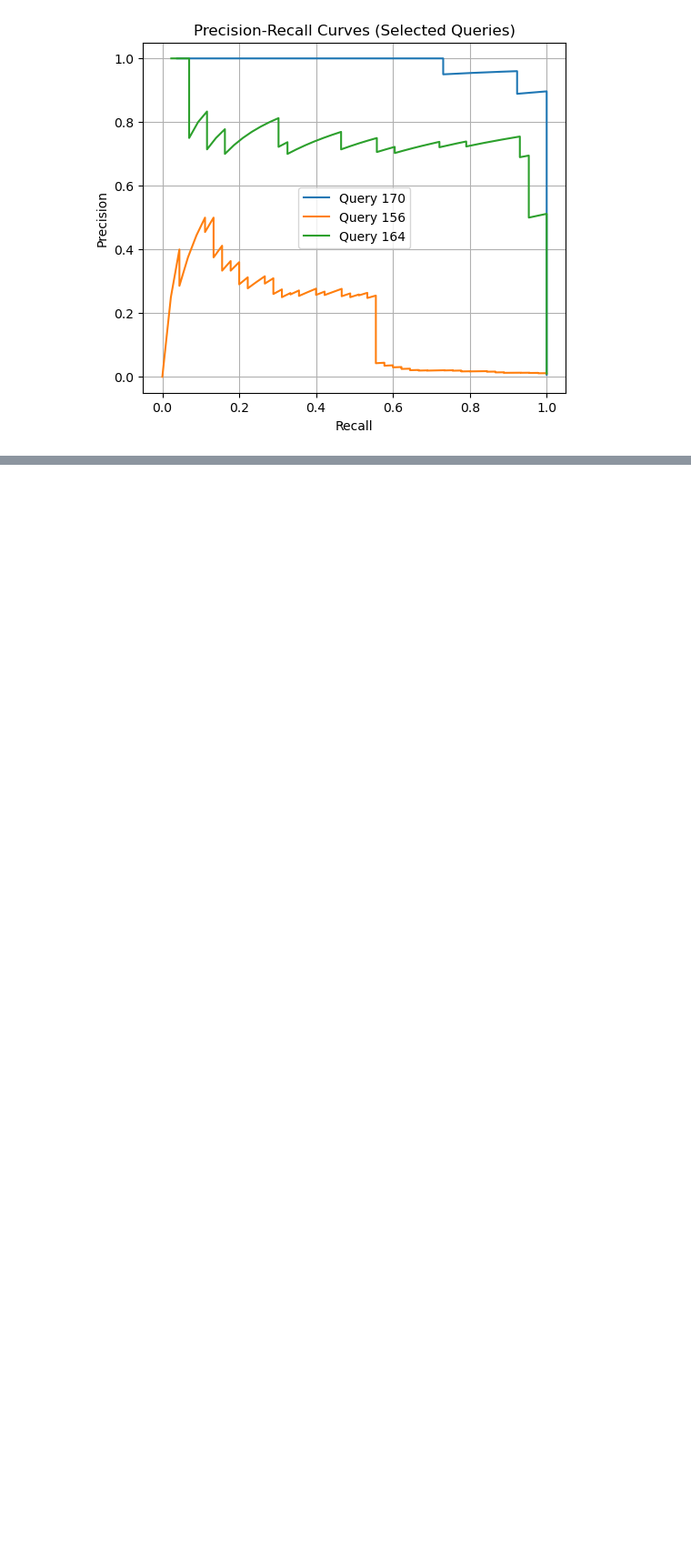
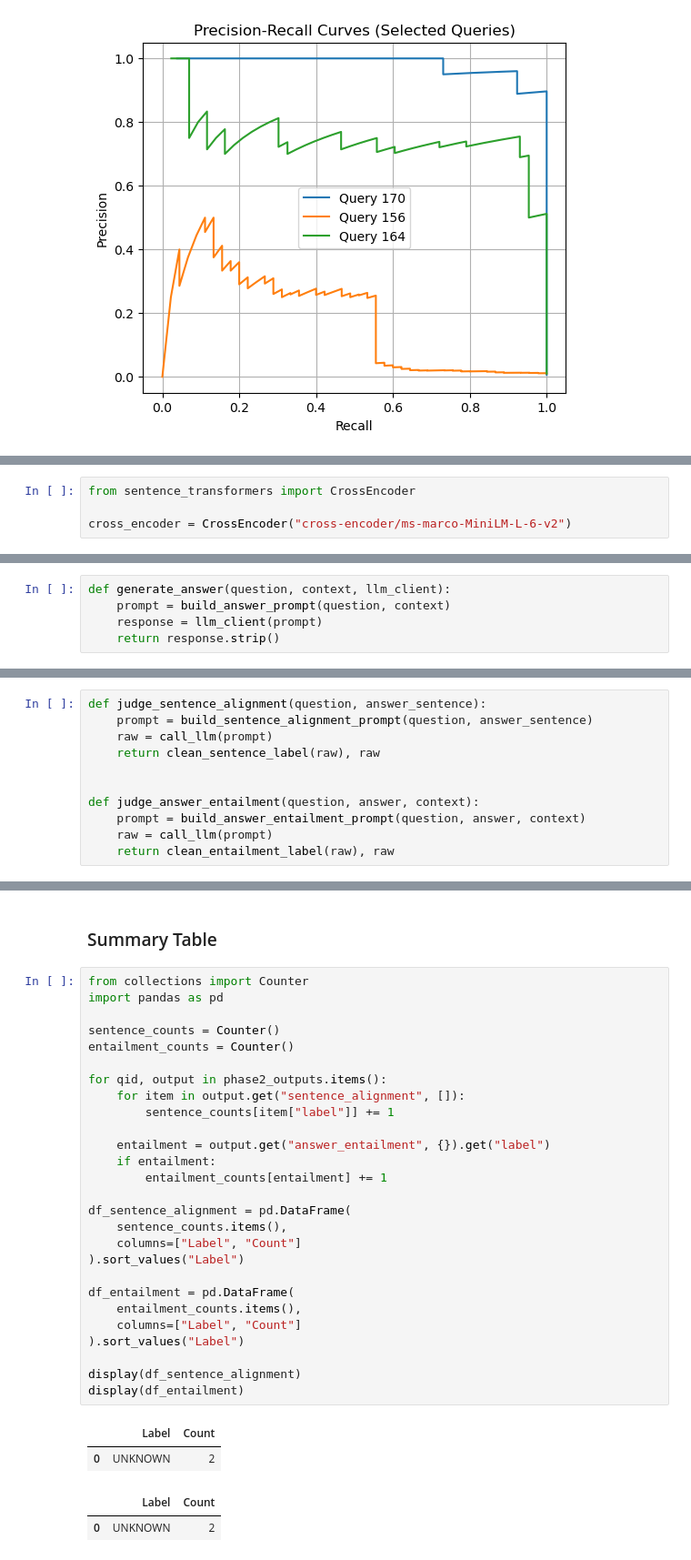
Before and after one commit to alexandreffs/nlpProject, a Jupyter notebook: project_phase1.ipynb, the cells around one changed output, grey strips where cells are left out. Shown at 91% size. Saved outputs shown, nothing was run; the diff lists cells and outputs as text; blank space fills up the shorter version.

```diff
--- a/project_phase1.ipynb
+++ b/project_phase1.ipynb
@@ -957,0 +977,4 @@ plt.show()
+# %%
+from sentence_transformers import CrossEncoder
+
+cross_encoder = CrossEncoder("cross-encoder/ms-marco-MiniLM-L-6-v2")
@@ -957,0 +1060,5 @@ plt.show()
+# %%
+def generate_answer(question, context, llm_client):
+    prompt = build_answer_prompt(question, context)
+    response = llm_client(prompt)
+    return response.strip()
@@ -957,0 +1350,11 @@ plt.show()
+# %%
+def judge_sentence_alignment(question, answer_sentence):
+    prompt = build_sentence_alignment_prompt(question, answer_sentence)
+    raw = call_llm(prompt)
+    return clean_sentence_label(raw), raw
+
+
+def judge_answer_entailment(question, answer, context):
+    prompt = build_answer_entailment_prompt(question, answer, context)
+    raw = call_llm(prompt)
+    return clean_entailment_label(raw), raw
@@ -957,0 +1401,34 @@ plt.show()
+# %% [markdown]
+### Summary Table
+# %%
+from collections import Counter
+import pandas as pd
+
+sentence_counts = Counter()
+entailment_counts = Counter()
+
+for qid, output in phase2_outputs.items():
+    for item in output.get("sentence_alignment", []):
+        sentence_counts[item["label"]] += 1
+
+    entailment = output.get("answer_entailment", {}).get("label")
+    if entailment:
+        entailment_counts[entailment] += 1
+
+df_sentence_alignment = pd.DataFrame(
+    sentence_counts.items(),
+    columns=["Label", "Count"]
+).sort_values("Label")
+
+df_entailment = pd.DataFrame(
+    entailment_counts.items(),
+    columns=["Label", "Count"]
+).sort_values("Label")
+
+display(df_sentence_alignment)
+display(df_entailment)
+# %% [output]
+|  | Label | Count |
+| 0 | UNKNOWN | 2 |
+|  | Label | Count |
+| 0 | UNKNOWN | 2 |
```
Also changed, not shown: parts of 31 cells of this notebook, 2 other files.
